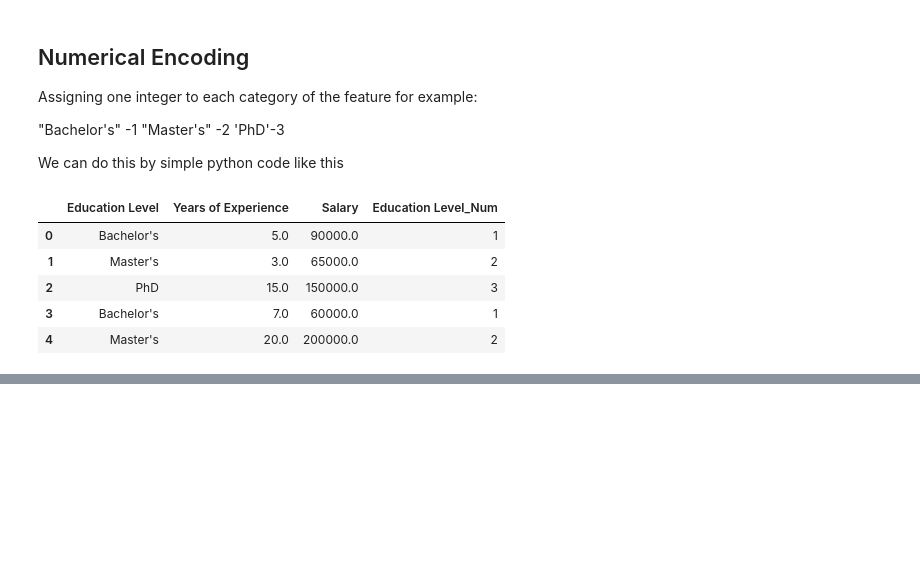
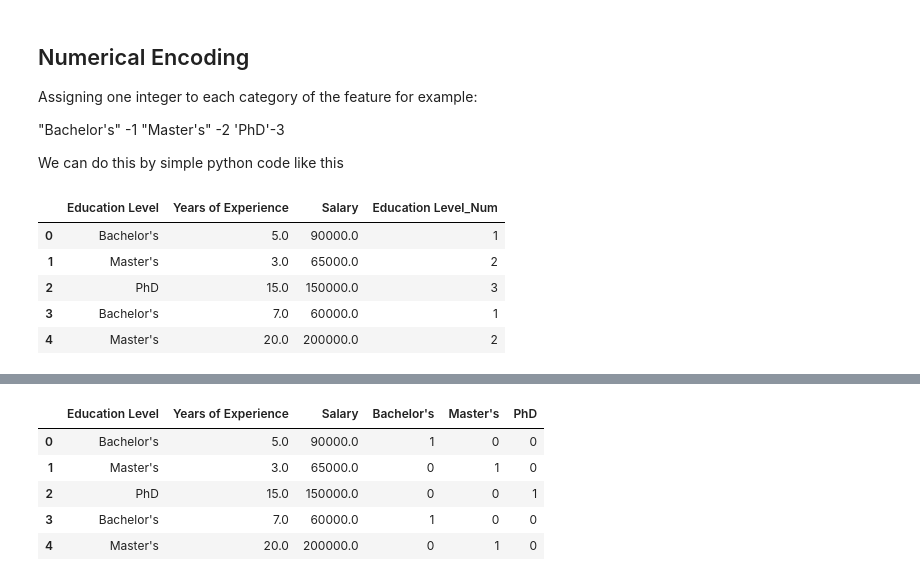
Before and after one commit to anuradha-datascience/machine-learning, a Jupyter notebook: MachineLearningforBeginners_Part_1_Linear_Regression.ipynb, the cells around one changed output, grey strips where cells are left out. Saved outputs shown, nothing was run; the diff lists cells and outputs as text; code cells hidden in the pictures; blank space fills up the shorter version.

```diff
--- a/MachineLearningforBeginners_Part_1_Linear_Regression.ipynb
+++ b/MachineLearningforBeginners_Part_1_Linear_Regression.ipynb
@@ -876,0 +896,11 @@ Though ordering works here due to different levels(ordinal nature of categorical
+# %%
+# conact with original df
+merged_df=pd.concat([df, df_dummy],axis="columns")
+merged_df.head()
+# %% [output]
+|  | Education Level | Years of Experience | Salary | Bachelor's | Master's | PhD |
+| 0 | Bachelor's | 5.0 | 90000.0 | 1 | 0 | 0 |
+| 1 | Master's | 3.0 | 65000.0 | 0 | 1 | 0 |
+| 2 | PhD | 15.0 | 150000.0 | 0 | 0 | 1 |
+| 3 | Bachelor's | 7.0 | 60000.0 | 1 | 0 | 0 |
+| 4 | Master's | 20.0 | 200000.0 | 0 | 1 | 0 |
```
Also changed, not shown: parts of 16 cells of this notebook.
